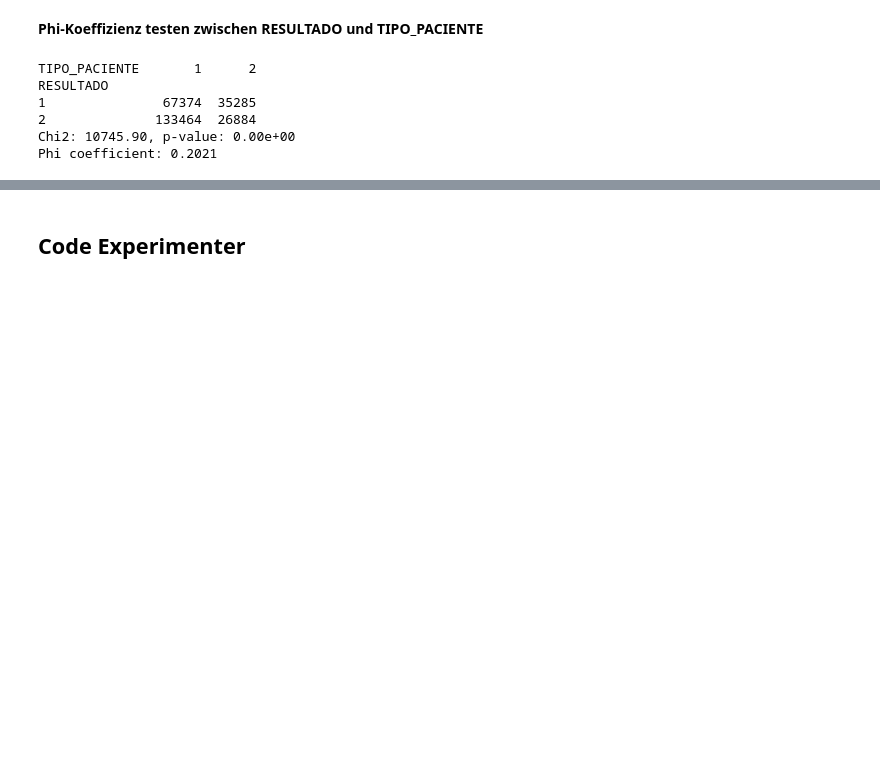
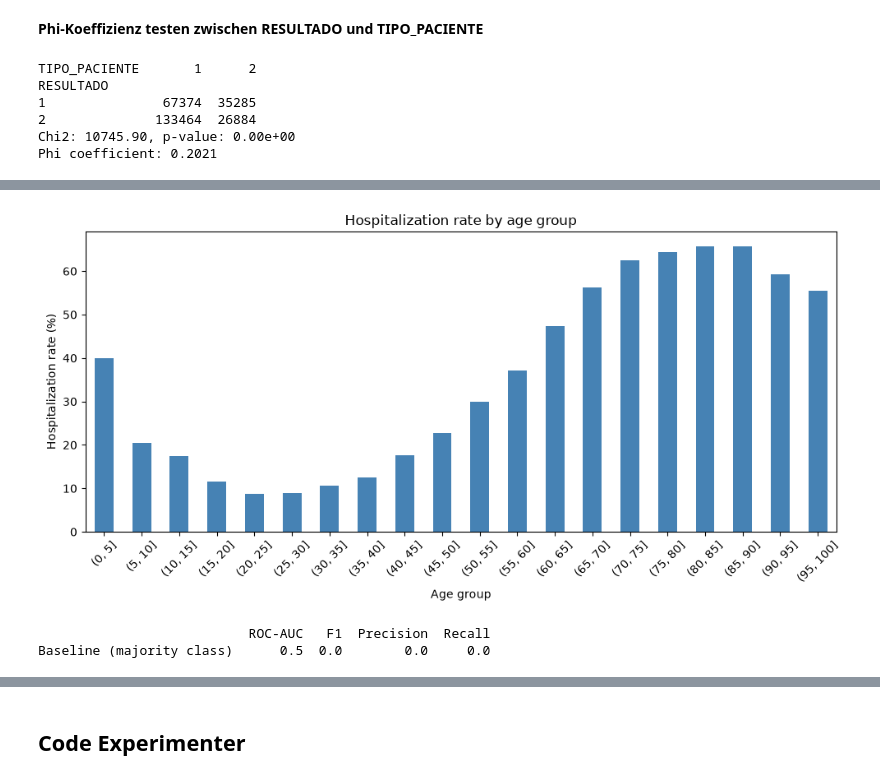
Before and after one commit to mateo-creates/machine-learning-project, a Jupyter notebook: project_notebook.ipynb, the cells around one changed output, grey strips where cells are left out. Cells and saved outputs as stored; diff of their text form; code cells hidden in the pictures; blank space fills up the shorter version.

```diff
--- a/project_notebook.ipynb
+++ b/project_notebook.ipynb
@@ -779,0 +780,66 @@ Phi coefficient: 0.2021
+# %%
+import matplotlib.pyplot as plt
+
+# Alter in Bins gruppieren, Hospitalisierungsrate pro Bin berechnen
+df['AGE_BIN'] = pd.cut(df['EDAD'], bins=range(0, 101, 5))
+hosp_rate_by_age = df.groupby('AGE_BIN')['TIPO_PACIENTE'].apply(lambda x: (x == 2).mean() * 100)
+
+fig, ax = plt.subplots(figsize=(10, 5))
+hosp_rate_by_age.plot(kind='bar', ax=ax, color='steelblue')
+ax.set_ylabel('Hospitalization rate (%)')
+ax.set_xlabel('Age group')
+ax.set_title('Hospitalization rate by age group')
+plt.xticks(rotation=45)
+plt.tight_layout()
+plt.show()
+# %% [output]
+[figure, added]
+# %%
+from sklearn.model_selection import train_test_split
+from sklearn.preprocessing import StandardScaler
+from sklearn.linear_model import LogisticRegression
+from sklearn.ensemble import RandomForestClassifier
+from sklearn.neighbors import KNeighborsClassifier
+from sklearn.dummy import DummyClassifier
+from sklearn.metrics import roc_auc_score, f1_score, precision_score, recall_score
+
+y = (df['TIPO_PACIENTE'] == 2).astype(int)
+X = df_model.copy()
+
+X_train, X_test, y_train, y_test = train_test_split(
+    X, y, test_size=0.2, random_state=random_state, stratify=y
+)
+
+scaler = StandardScaler()
+X_train_scaled = scaler.fit_transform(X_train)
+X_test_scaled = scaler.transform(X_test)
+
+results = {}
+
+max_iter = 1000
+n_estimator = 200
+n_neighbors = 15
+
+models = {
+    'Baseline (majority class)': DummyClassifier(strategy='most_frequent'),
+    #'Logistic Regression': LogisticRegression(max_iter=max_iter),
+    #'Random Forest': RandomForestClassifier(n_estimators=n_estimator, random_state=random_state),
+    #'k-NN': KNeighborsClassifier(n_neighbors=n_neighbors),
+}
+
+for name, model in models.items():
+    model.fit(X_train_scaled, y_train)
+    y_proba = model.predict_proba(X_test_scaled)[:, 1]
+    y_pred = model.predict(X_test_scaled)
+    results[name] = {
+        'ROC-AUC': roc_auc_score(y_test, y_proba),
+        'F1': f1_score(y_test, y_pred, zero_division=0),
+        'Precision': precision_score(y_test, y_pred, zero_division=0),
+        'Recall': recall_score(y_test, y_pred, zero_division=0),
+    }
+
+results_df = pd.DataFrame(results).T
+print(results_df)
+# %% [output]
+                           ROC-AUC   F1  Precision  Recall
+Baseline (majority class)      0.5  0.0        0.0     0.0
```
Also changed, not shown: parts of 17 cells of this notebook.
